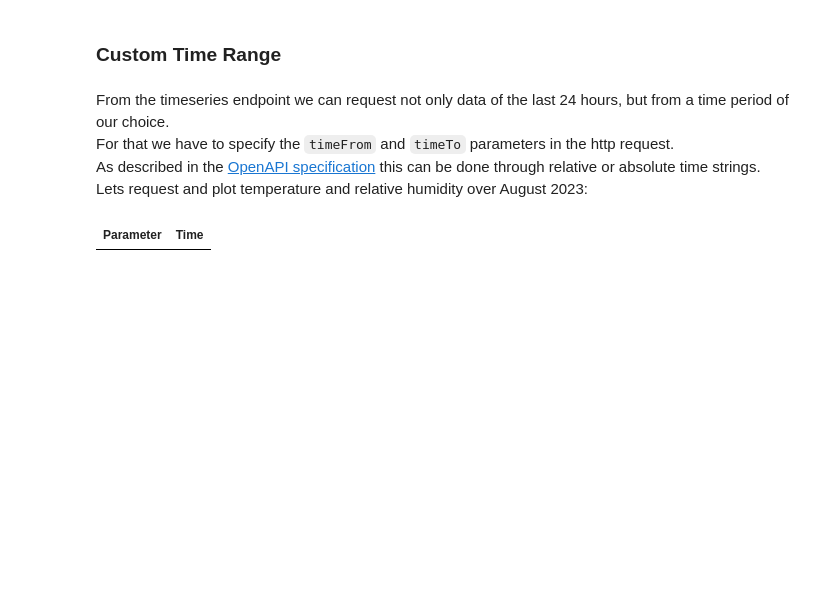
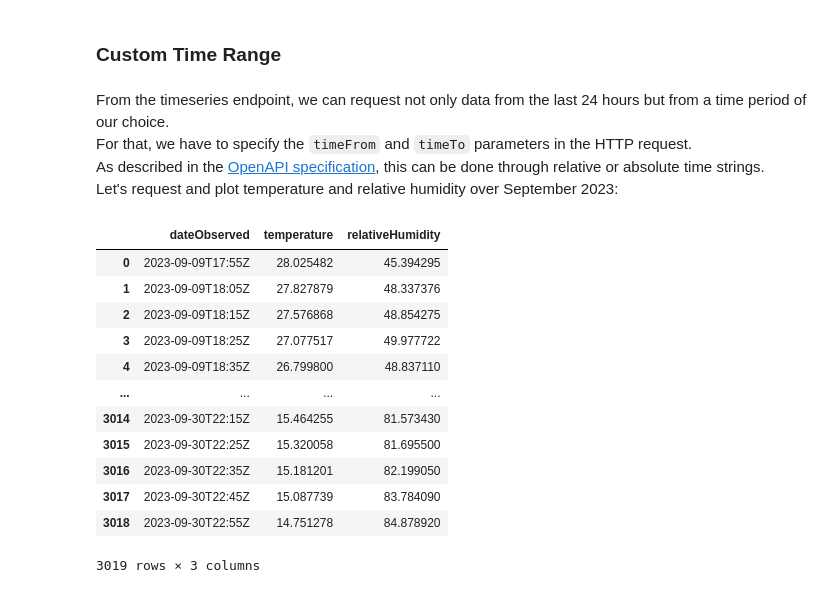
Before and after one commit to JurekMueller/SUH_Bern_API_Doc, a Jupyter notebook: python_examples.ipynb, the cells around one changed output. Cells and saved outputs as stored; diff of their text form; code cells hidden in the pictures; blank space fills up the shorter version.

```diff
--- a/python_examples.ipynb
+++ b/python_examples.ipynb
@@ -77,17 +90,17 @@ All together we get:
 # %%
 # Define the URL
-url = "https://urban-heat.meteotest.io/api/1.0/stations"
+url = "https://urban-heat.meteotest.ch/api/1.0/stations"
 
 # Make the GET request
 response = requests.get(url)
 
 # Check if the request was successful
 if response.status_code == 200:
-    # Read GeoJSON content directly into geopandas DataFrame
+    # Read GeoJSON content directly into GeoPandas DataFrame
     stations = gpd.read_file(response.text)
 else:
     print(f"Request failed with status code: {response.status_code}")
 
-#display stations DataFrame
+# Display stations DataFrame
 stations
 # %% [output]
@@ -233,8 +251,8 @@ For that we have to add `"Accept": "text/csv"` to the request header.
 # %%
-# Get the station id from the based on its name from the stations DataFrame
-locationId = stations[stations["name"] == "Kornhausplatz-Bern"].locationId.values[0]
-# Define the URL including the locationId argument
-url = f"https://urban-heat.meteotest.io/api/1.0/timeseries?locationId={locationId}"
+# Based on a station name, get the respective stationId from the DataFrame
+stationId = stations[stations["name"] == "Kornhausplatz-Bern"].stationId.values[0]
+# Define the URL including the stationId argument
+url = f"https://urban-heat.meteotest.ch/api/1.0/timeseries?stationId={stationId}"
 # Define the headers to request CSV data as a python dictionary
 headers = {
     "Accept": "text/csv"
@@ -251,9 +269,6 @@ if response.status_code == 200:
 else:
     print(f"Request failed with status code: {response.status_code}")
 
-# temporary fix for csv structure
-timeseries = timeseries.drop(columns=["Unit"]).pivot(index='Time', columns='Parameter', values='Value').reset_index()
-
-#display timeseries DataFrame
+# Display timeseries DataFrame
 timeseries
 # %% [output]
@@ -325,38 +340,49 @@ for i, label in enumerate(ax.get_xticklabels()):
 # %% [markdown]
 ### Custom Time Range
 # %% [markdown]
-From the timeseries endpoint we can request not only data of the last 24 hours, but from a time period of our choice.
-For that we have to specify the ``timeFrom`` and ``timeTo`` parameters in the http request.
-As described in the [OpenAPI specification](https://jurekmueller.github.io/SUH_Bern_API_Doc/Swagger/) this can be done through relative or absolute time strings.
-Lets request and plot temperature and relative humidity over August 2023:
+From the timeseries endpoint, we can request not only data from the last 24 hours but from a time period of our choice.
+For that, we have to specify the ``timeFrom`` and ``timeTo`` parameters in the HTTP request.
+As described in the [OpenAPI specification](https://jurekmueller.github.io/SUH_Bern_API_Doc/Swagger/), this can be done through relative or absolute time strings.
+Let's request and plot temperature and relative humidity over September 2023:
 # %%
-# Get the station id from the based on its name from the stations DataFrame
-locationId = stations[stations["name"] == "Kornhausplatz-Bern"].locationId.values[0]
+# Based on a station name, get the respective stationId from the DataFrame
+stationId = stations[stations["name"] == "Kornhausplatz-Bern"].stationId.values[0]
 # Specify start and end time as ISO 8601 formatted strings
-startTime = "2023-08-01T00:00:00Z" # 01.08.23 00:00 ; Z means UTC time
-endTime = "2023-08-31T23:00:00Z" # 31.08.23 23:00
-# Define the URL including the locationId argument
-url = f"https://urban-heat.meteotest.io/api/1.0/timeseries?locationId={locationId}&timeFrom={startTime}&timeTo={endTime}"
+startTime = "2023-09-01T00:00:00Z" # 01.09.23 00:00 ; Z means UTC time
+endTime = "2023-09-30T23:00:00Z" # 31.09.23 23:00
+# Define the URL including the stationId argument
+url = f"https://urban-heat.meteotest.ch/api/1.0/timeseries?stationId={stationId}&timeFrom={startTime}&timeTo={endTime}"
 # Define the headers to request CSV data as a python dictionary
 headers = {
     "Accept": "text/csv"
 }
 
 # Make the GET request with the headers
 response = requests.get(url, headers=headers)
 
 # Check if the request was successful
 if response.status_code == 200:
     # Read CSV content directly into pandas DataFrame
     # Use io.StringIO to convert the response text into a stream which simulates a file
     timeseries = pd.read_csv(io.StringIO(response.text), delimiter=";")
 else:
     print(f"Request failed with status code: {response.status_code}")
 
-# temporary fix for csv structure
-timeseries = timeseries.drop(columns=["Unit"]).pivot(index='Time', columns='Parameter', values='Value').reset_index()
+# Display timeseries DataFrame
 timeseries
 # %% [output]
-| Parameter | Time |
+|  | dateObserved | temperature | relativeHumidity |
+| 0 | 2023-09-09T17:55Z | 28.025482 | 45.394295 |
+| 1 | 2023-09-09T18:05Z | 27.827879 | 48.337376 |
+| 2 | 2023-09-09T18:15Z | 27.576868 | 48.854275 |
+| 3 | 2023-09-09T18:25Z | 27.077517 | 49.977722 |
+| 4 | 2023-09-09T18:35Z | 26.799800 | 48.837110 |
+| ... | ... | ... | ... |
+| 3014 | 2023-09-30T22:15Z | 15.464255 | 81.573430 |
+| 3015 | 2023-09-30T22:25Z | 15.320058 | 81.695500 |
+| 3016 | 2023-09-30T22:35Z | 15.181201 | 82.199050 |
+| 3017 | 2023-09-30T22:45Z | 15.087739 | 83.784090 |
+| 3018 | 2023-09-30T22:55Z | 14.751278 | 84.878920 |
+3019 rows × 3 columns
 # %%
 # Use the dataframe plot function to plot the temperature timeseries as a line plot with markers
```
Also changed, not shown: parts of 32 cells of this notebook, 23 other files.
